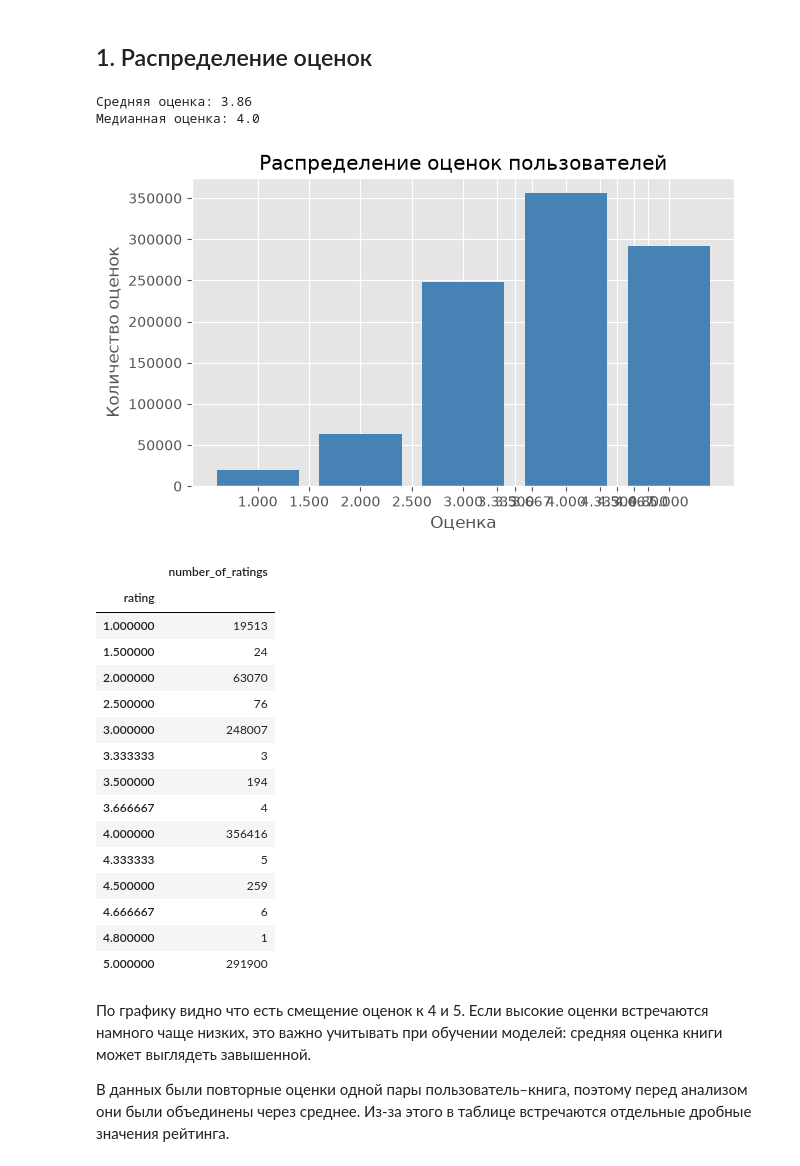
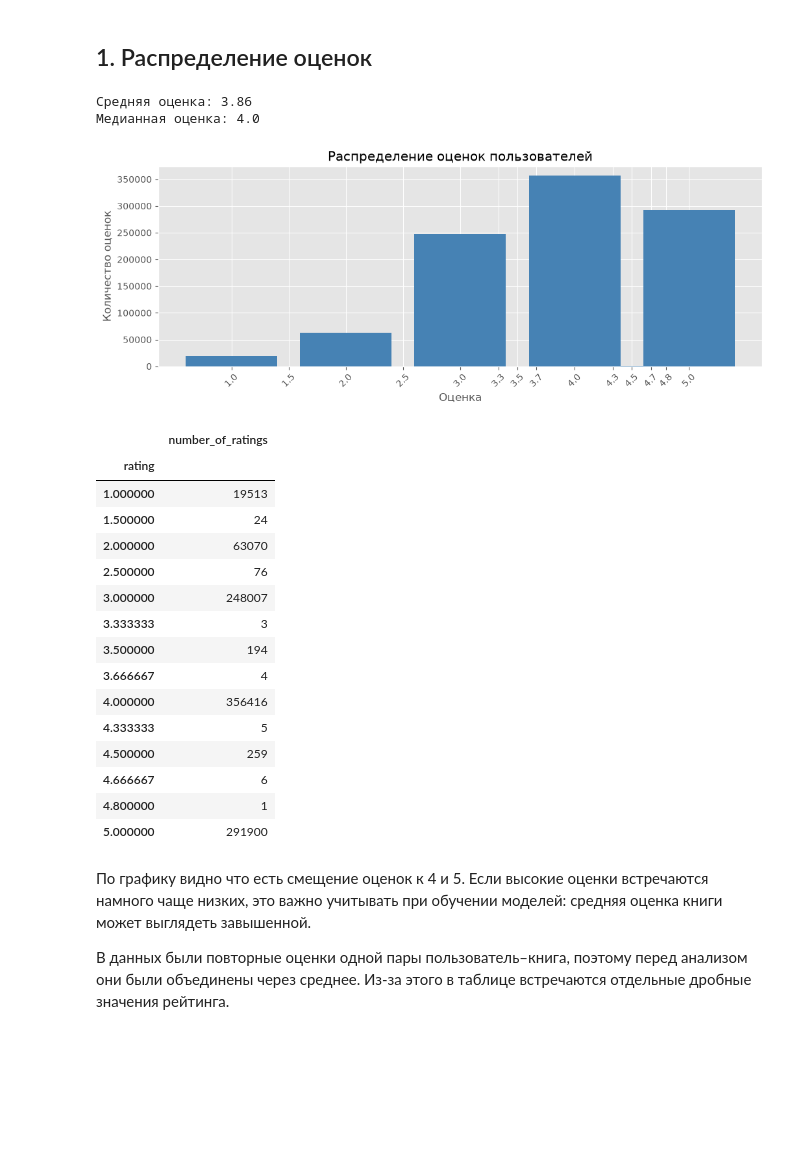
Before and after one commit to MaximTrofimenko/recommender_systems, a Jupyter notebook: hw1.ipynb, the cells around one changed output. Saved outputs shown, nothing was run; the diff lists cells and outputs as text; code cells hidden in the pictures; blank space fills up the shorter version.

```diff
--- a/hw1.ipynb
+++ b/hw1.ipynb
@@ -3,27 +47,4 @@
 # %%
-import pandas as pd
-import matplotlib.pyplot as plt
-
-plt.style.use('ggplot')
-
-ratings = pd.read_csv('data/ratings.csv')
-
-# В датасете встречаются повторные оценки одной пары пользователь–книга.
-# Объединяем их через среднее, чтобы в матрице взаимодействий
-# не появлялись значения больше 5.
-ratings = (
-    ratings
-    .groupby(['user_id', 'book_id'], as_index=False)['rating']
-    .mean()
-)
-books = pd.read_csv('data/books.csv')
-
-# В ratings.csv book_id соответствует колонке id из books.csv.
-# В book_tags.csv используется Goodreads ID из колонки book_id.
-books = books.rename(columns={'id': 'book_id', 'book_id': 'goodreads_book_id'})
-tags = pd.read_csv('data/tags.csv')
-book_tags = pd.read_csv('data/book_tags.csv')
-
 print('ratings:', ratings.shape)
 print('books:', books.shape)
 print('tags:', tags.shape)
@@ -67,21 +88,25 @@ book_tags: (999912, 3)
 # %%
 rating_counts = ratings['rating'].value_counts().sort_index()
 print('Средняя оценка:', round(ratings['rating'].mean(), 2))
 print('Медианная оценка:', ratings['rating'].median())
 
-plt.figure(figsize=(7, 4))
+plt.figure(figsize=(12, 4))
 plt.bar(rating_counts.index, rating_counts.values, color='steelblue')
 plt.title('Распределение оценок пользователей')
 plt.xlabel('Оценка')
 plt.ylabel('Количество оценок')
-plt.xticks(rating_counts.index)
+plt.xticks(
+    rating_counts.index,
+    [f'{rating:.1f}' for rating in rating_counts.index],
+    rotation=45
+)
 plt.show()
 
 rating_counts.to_frame('number_of_ratings')
 # %% [output]
 Средняя оценка: 3.86
 Медианная оценка: 4.0
-[figure, old version]
+[figure, new version]
 |  | number_of_ratings |
 | rating |  |
 | 1.000000 | 19513 |
```
Also changed, not shown: parts of 7 cells of this notebook.
